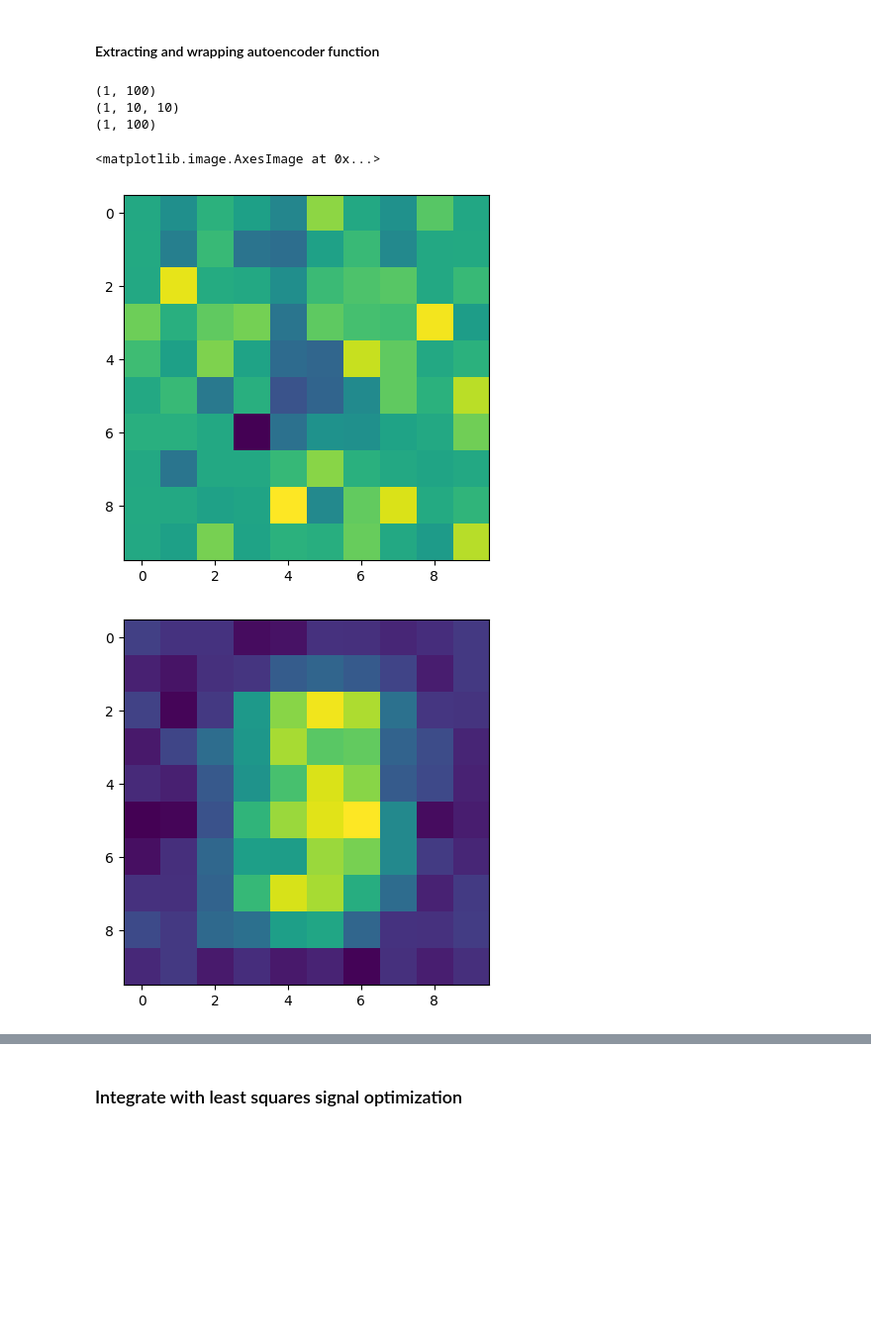
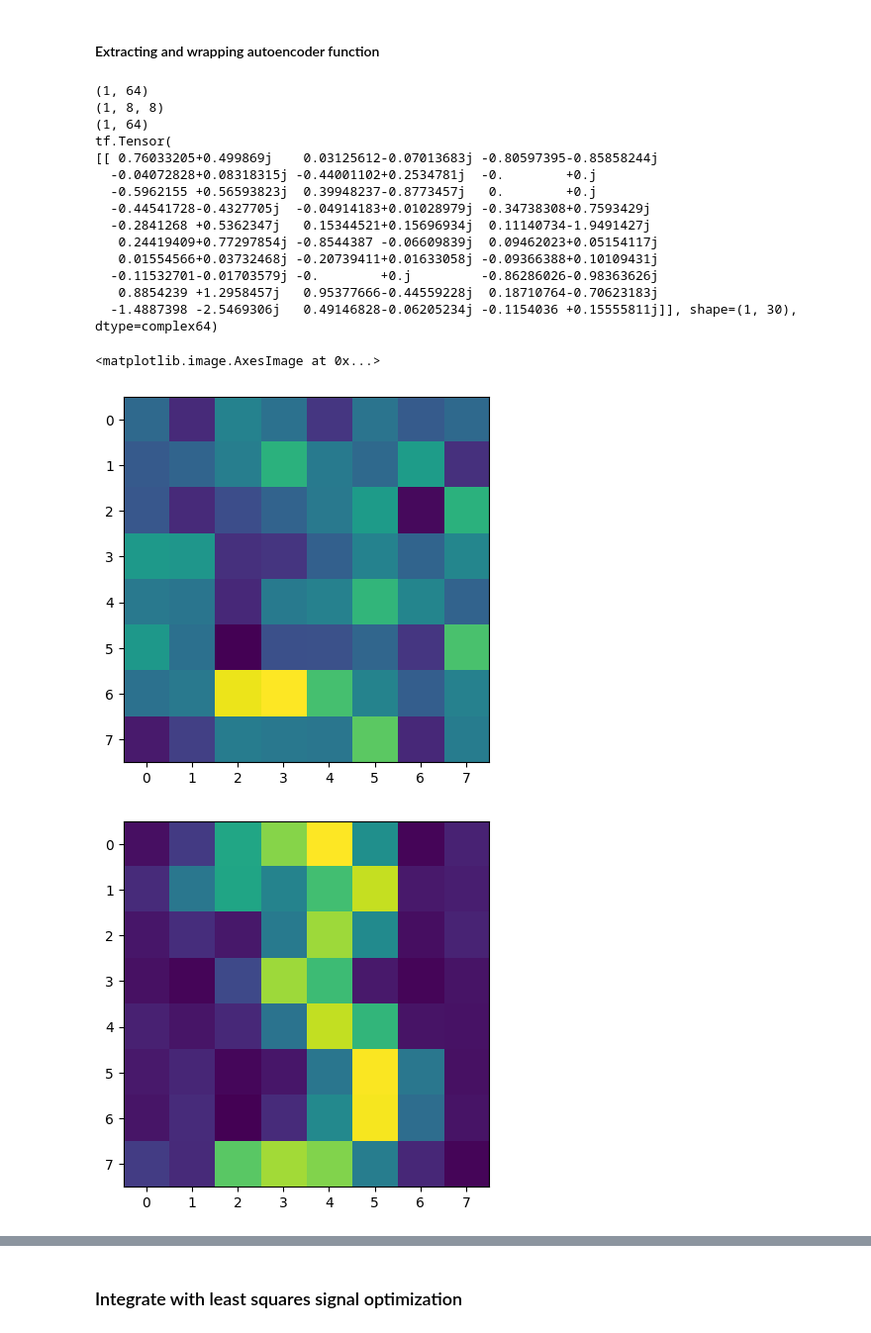
Before and after one commit to Ava99999/signal-thesis, a Jupyter notebook: complex autoencoder/main_autocomplex.ipynb, the cells around one changed output, grey strips where cells are left out. Shown at 99% size. Saved outputs shown, nothing was run; the diff lists cells and outputs as text; code cells hidden in the pictures; blank space fills up the shorter version.

```diff
--- a/complex autoencoder/main_autocomplex.ipynb
+++ b/complex autoencoder/main_autocomplex.ipynb
@@ -145,17 +189,5 @@ def train_step(x, alpha, encoder, decoder, optimizer):
 # %%
 # ref: https://www.tensorflow.org/guide/keras/writing_a_training_loop_from_scratch
-
-# parameters (might move somewhere else)
-EPOCHS = 2
-dataset = x_train_cx_reduced
-dataset_size = dataset.shape[0]
-reshape_dataset = tf.reshape(dataset, (dataset_size,-1))
-sample_shape = reshape_dataset.shape[-1] # data dimension
-latent_dim = 10 # reduction of data
-
-print("dataset_size", dataset_size)
-print("sample size", sample_shape)
-#train_dataset = tf.data.Dataset.from_tensor_slices(reshape_dataset).batch(1)
 
 train_dataset = (
     tf.data.Dataset.from_tensor_slices(reshape_dataset)
@@ -163,8 +195,8 @@ train_dataset = (
     .batch(1)
 )
 
-encoder = autosetup.ComplexEncoder([50, latent_dim])
-decoder = autosetup.ComplexDecoder([50, sample_shape])
+encoder = autosetup.ComplexEncoder([45, latent_dim])
+decoder = autosetup.ComplexDecoder([45, sample_shape])
 
 # initialize layers: on first call their shape is set based on the shapes of the first data
 dummy = tf.zeros((1, sample_shape), dtype=tf.complex64)
@@ -223,15 +261,25 @@ wrap_decoder.save_weights("saved_decoder_test.weights.h5")
 # %%
+## load the encoder weights
+encoder_from_load = autosetup.ComplexEncoder([50, latent_dim])
+encoder_model_from_load = autosetup.EncoderSave(encoder_from_load)
+
 ## load the decoder weights
 decoder_from_load = autosetup.ComplexDecoder([50, sample_shape])
 model_from_load = autosetup.DecoderSave(decoder_from_load)
 
 # build
+dummy_enc = tf.zeros((1, sample_shape), dtype = tf.complex64)
+_ = encoder_from_load(dummy_enc)
+_ = encoder_model_from_load(dummy_enc)
+
 dummy_dec = tf.zeros((1, latent_dim), dtype = tf.complex64)
 _ = decoder_from_load(dummy_dec)
 _ = model_from_load(tf.zeros((1, latent_dim), dtype = tf.complex64))
 
 # load
-model_from_load.load_weights("saved_decoder_test.weights.h5")
+#model_from_load.load_weights("saved_decoder_test.weights.h5")
+model_from_load.load_weights("decoder_8epochs_x_cx_small.weights.h5")
+#encoder_model_from_load.load_weights("encoder_8epochs_x_cx_small.weights.h5")
 # %%
 ## test if it does the same
 x_testing = tf.reshape(x_train_cx_small[0], [1,-1])
@@ -330,35 +314,47 @@ list of gradients 12
 #### Extracting and wrapping autoencoder function
 # %%
 # random input looks like this
-z_random = np.random.normal(size=(1,10))
+z_random = np.random.normal(size=(1,30))
 test_z = decoder(z_random) #test_z is a tf
 print(test_z.shape)
 
-show_z = tf.reshape(test_z, (1,10,10))
+show_z = tf.reshape(test_z, (1,8,8))
 print(show_z.shape)
 
 im_z = tf.math.imag(show_z)
 
 plt.figure()
 plt.imshow(im_z[0])
 
 # an encoded digit looks like this
-x_testing = tf.reshape(x_train_cx_small[0], [1,-1])
+x_testing = tf.reshape(X_tf[-1], [1,-1])
 print(x_testing.shape)
+print(y)
 y = encoder(x_testing)
 
 x_recon = decoder(y)
-im_x = tf.math.imag(tf.reshape(x_recon, (1,10,10)))
+im_x = tf.math.imag(tf.reshape(x_recon, (1,nx,nx)))
 
 plt.figure()
 plt.imshow(im_x[0])
 
 plt.figure()
-plt.imshow(tf.math.imag(tf.reshape(x_testing, (1,10,10)))[0])
+plt.imshow(tf.math.imag(tf.reshape(x_testing, (1,nx,nx)))[0])
 # %% [output]
-(1, 100)
-(1, 10, 10)
-(1, 100)
+(1, 64)
+(1, 8, 8)
+(1, 64)
+tf.Tensor(
+[[ 0.76033205+0.499869j    0.03125612-0.07013683j -0.80597395-0.85858244j
+  -0.04072828+0.08318315j -0.44001102+0.2534781j  -0.        +0.j
+  -0.5962155 +0.56593823j  0.39948237-0.8773457j   0.        +0.j
+  -0.44541728-0.4327705j  -0.04914183+0.01028979j -0.34738308+0.7593429j
+  -0.2841268 +0.5362347j   0.15344521+0.15696934j  0.11140734-1.9491427j
+   0.24419409+0.77297854j -0.8544387 -0.06609839j  0.09462023+0.05154117j
+   0.01554566+0.03732468j -0.20739411+0.01633058j -0.09366388+0.10109431j
+  -0.11532701-0.01703579j -0.        +0.j         -0.86286026-0.98363626j
+   0.8854239 +1.2958457j   0.95377666-0.44559228j  0.18710764-0.70623183j
+  -1.4887398 -2.5469306j   0.49146828-0.06205234j -0.1154036 +0.15555811j]], shape=(1, 30), dtype=complex64)
 <matplotlib.image.AxesImage at 0x...>
-[figure, old version]
+[figure, new version]
-[figure, old version]
+[figure, new version]
```
Also changed, not shown: parts of 14 cells of this notebook, 13 other files.
